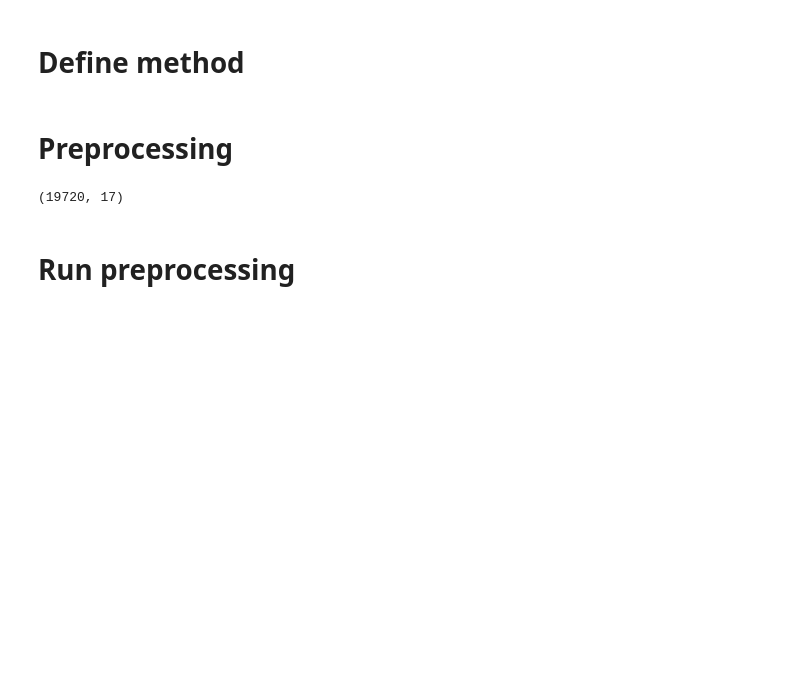
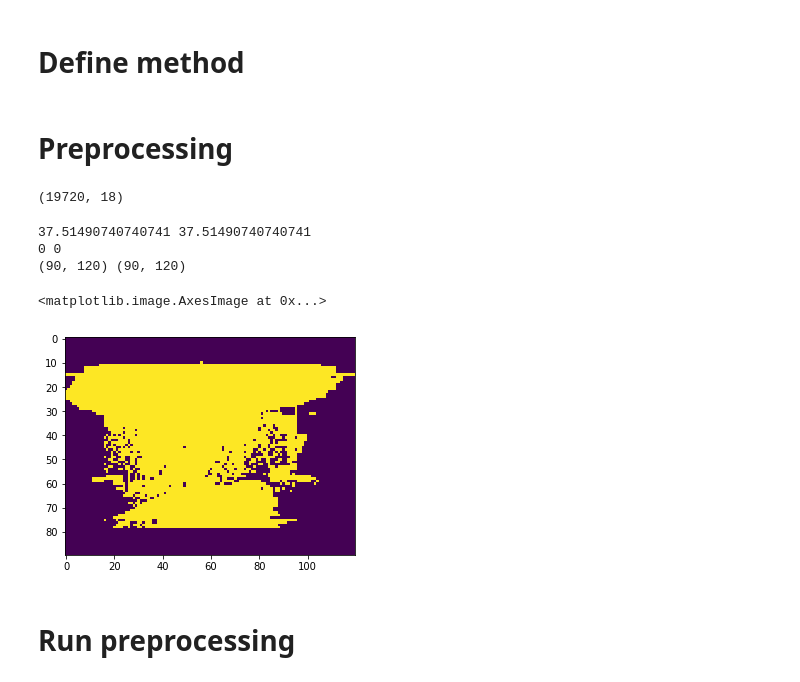
Before and after one commit to t-rryyyoooo/youtube, a Jupyter notebook: kernel.ipynb, the cells around one changed output. Saved outputs shown, nothing was run; the diff lists cells and outputs as text; code cells hidden in the pictures; blank space fills up the shorter version.

```diff
--- a/kernel.ipynb
+++ b/kernel.ipynb
@@ -221,6 +223,23 @@ def judge_categoryId_over_30(df):
 # %%
 train = pd.read_csv("data/train_data.csv")
 test = pd.read_csv("data/test_data.csv")
+train["thumbnail_path"] = [str(x) for x in sorted(train_path.glob("image*"))]
+test["thumbnail_path"] = [str(x) for x in sorted(test_path.glob("image*"))]
 train.shape
 # %% [output]
-(19720, 17)
+(19720, 18)
+# %%
+img = cv2.imread("thumbnail/train/image_00009.jpeg")
+hls = cv2.cvtColor(img, cv2.COLOR_BGR2HLS)
+print(hls[..., 1].mean(), hls[..., 1].mean())
+gray = cv2.cvtColor(img, cv2.COLOR_BGR2GRAY)
+img2 = cv2.threshold(gray,15, 255, cv2.THRESH_BINARY)[1]
+print(gray[0,0], img2[0,0])
+print(gray.shape, img2.shape)
+plt.imshow(img2)
+# %% [output]
+37.51490740740741 37.51490740740741
+0 0
+(90, 120) (90, 120)
+<matplotlib.image.AxesImage at 0x...>
+[figure, added]
```
Also changed, not shown: parts of 15 cells of this notebook, 1 other file.
